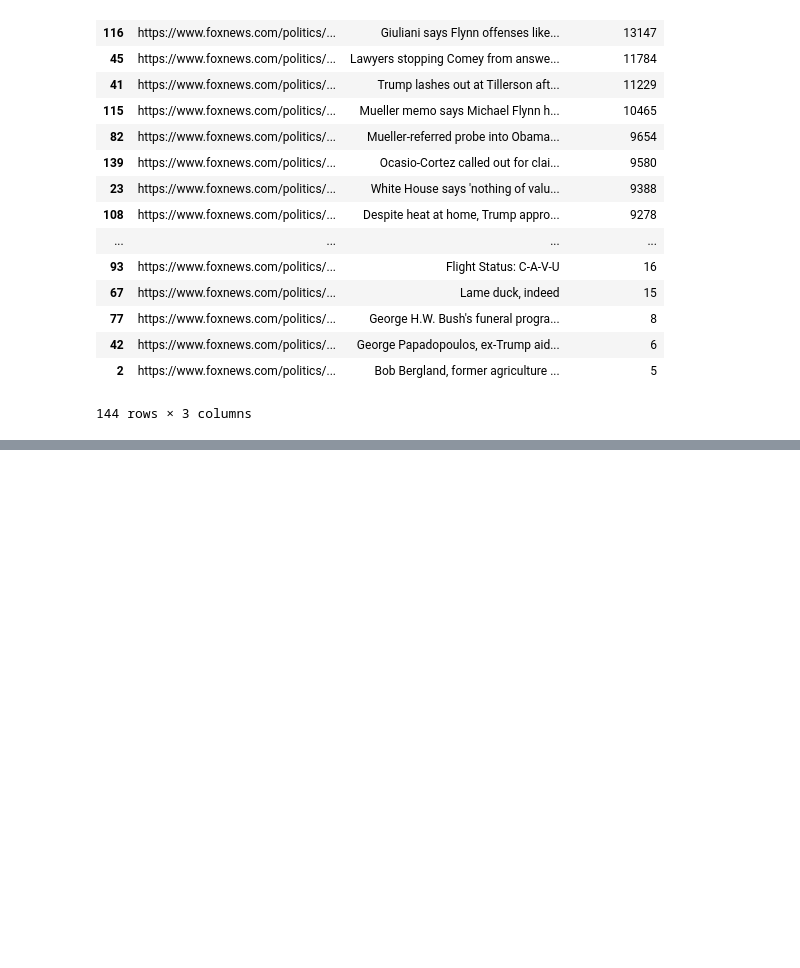
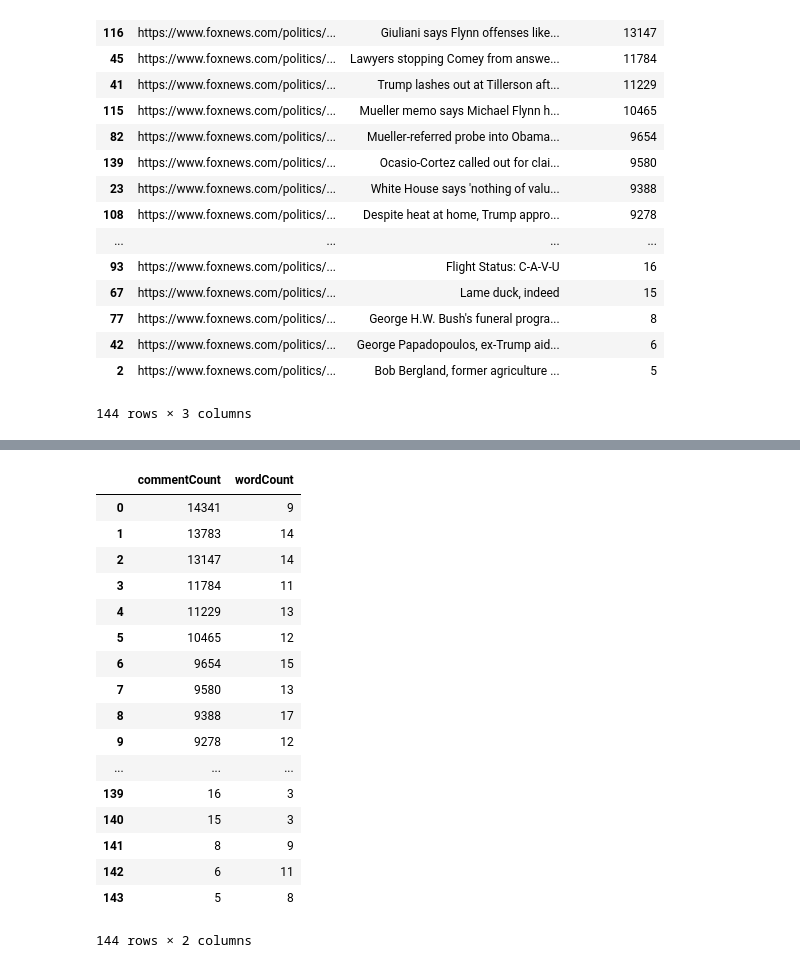
Before and after one commit to jwcantle11/news-data-scrape, a Jupyter notebook: FoxNewsWebScrape.ipynb, the cells around one changed output, grey strips where cells are left out. Cells and saved outputs as stored; diff of their text form; code cells hidden in the pictures; blank space fills up the shorter version.

```diff
--- a/FoxNewsWebScrape.ipynb
+++ b/FoxNewsWebScrape.ipynb
@@ -272,0 +305,21 @@ wordCountAvgComment
+# %%
+wordCountAvgCommentAllLengths
+# %% [output]
+|  | commentCount | wordCount |
+| 0 | 14341 | 9 |
+| 1 | 13783 | 14 |
+| 2 | 13147 | 14 |
+| 3 | 11784 | 11 |
+| 4 | 11229 | 13 |
+| 5 | 10465 | 12 |
+| 6 | 9654 | 15 |
+| 7 | 9580 | 13 |
+| 8 | 9388 | 17 |
+| 9 | 9278 | 12 |
+| ... | ... | ... |
+| 139 | 16 | 3 |
+| 140 | 15 | 3 |
+| 141 | 8 | 9 |
+| 142 | 6 | 11 |
+| 143 | 5 | 8 |
+144 rows × 2 columns
```
Also changed, not shown: parts of 4 cells of this notebook, 1 other file.
